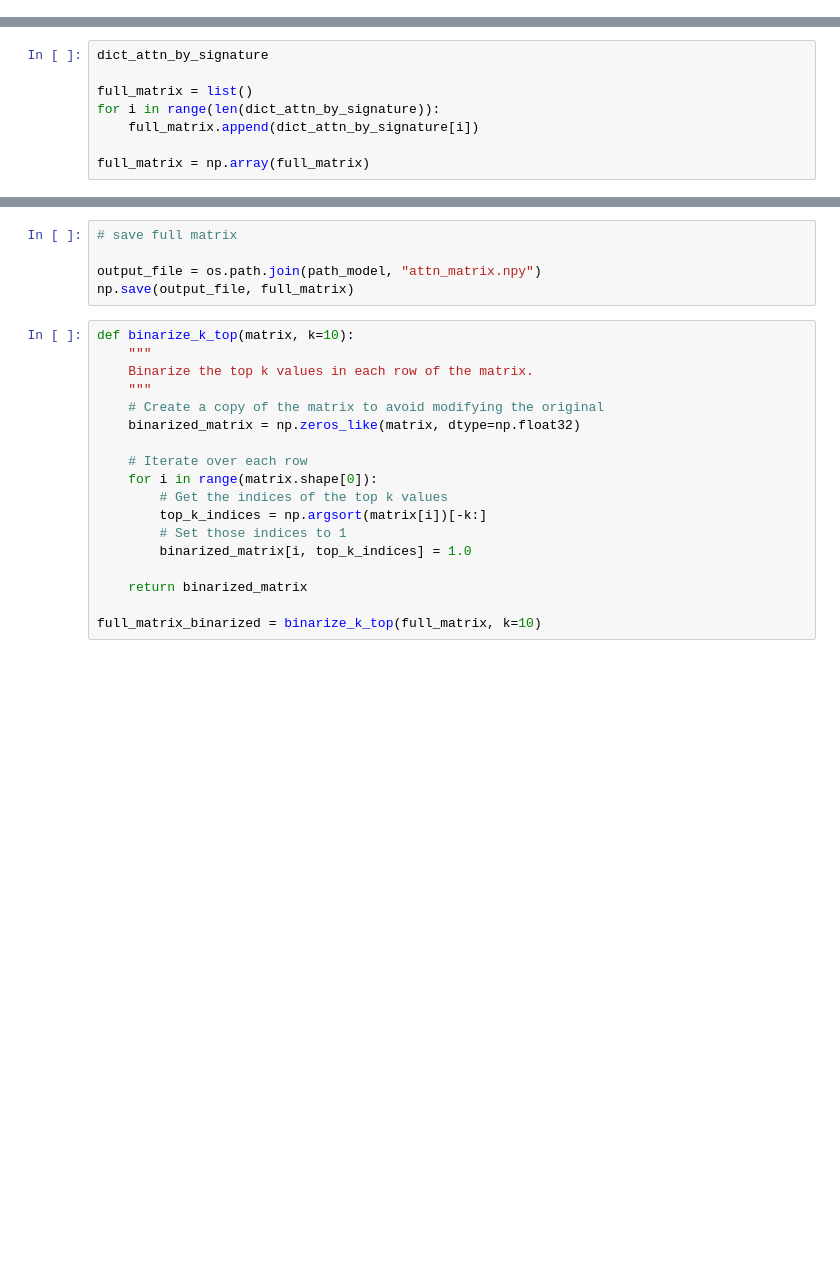
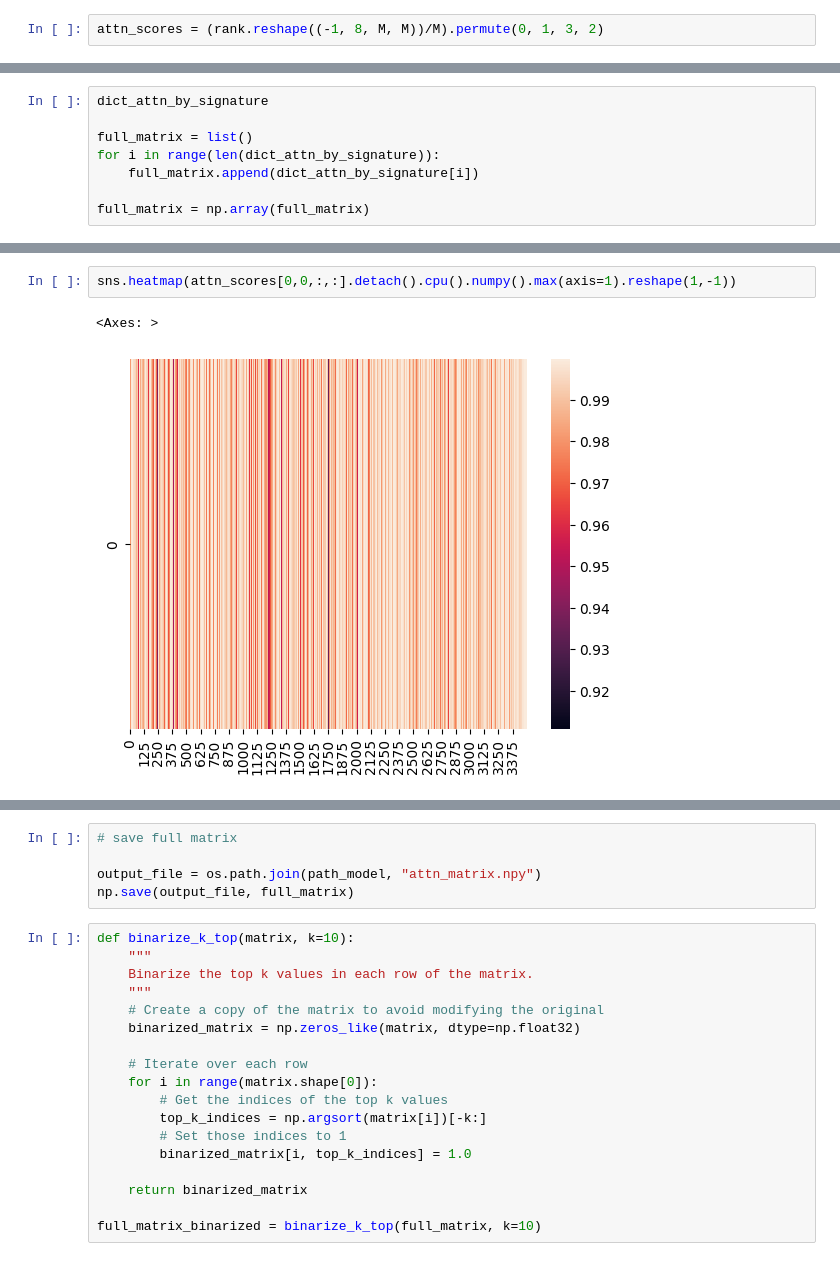
Before and after one commit to 00dylan00/scGPT_playground, a Jupyter notebook: notebooks/extracting_att_weights.ipynb, the cells around one changed output, grey strips where cells are left out. Drawn from its saved outputs; the diff is of its cells as text; blank space fills up the shorter version.

```diff
--- a/notebooks/extracting_att_weights.ipynb
+++ b/notebooks/extracting_att_weights.ipynb
@@ -361,0 +424,2 @@ with torch.no_grad(), torch.cuda.amp.autocast(enabled=True):
+# %%
+attn_scores = (rank.reshape((-1, 8, M, M))/M).permute(0, 1, 3, 2)
@@ -373,0 +462,5 @@ full_matrix.shape
+# %%
+sns.heatmap(attn_scores[0,0,:,:].detach().cpu().numpy().max(axis=1).reshape(1,-1))
+# %% [output]
+<Axes: >
+[figure, added]
```
Also changed, not shown: parts of 13 cells of this notebook, 1 other file.
